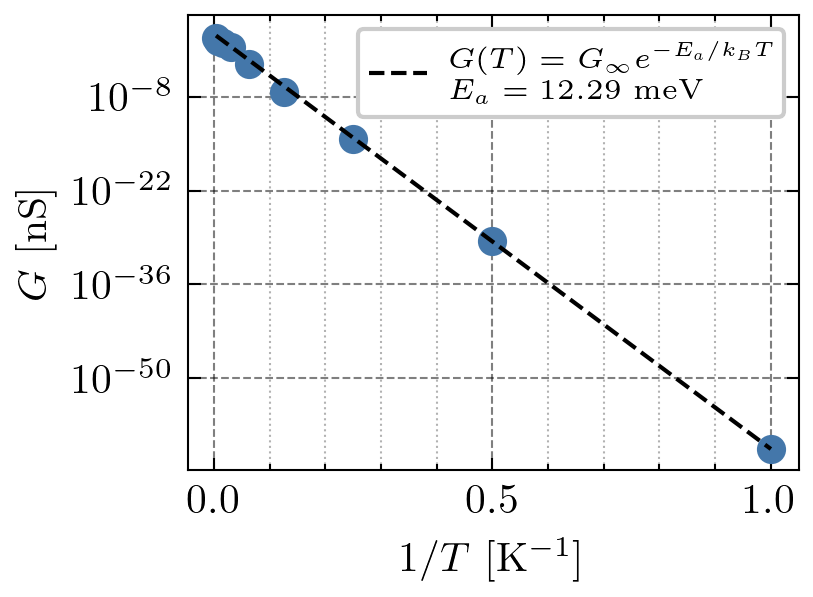
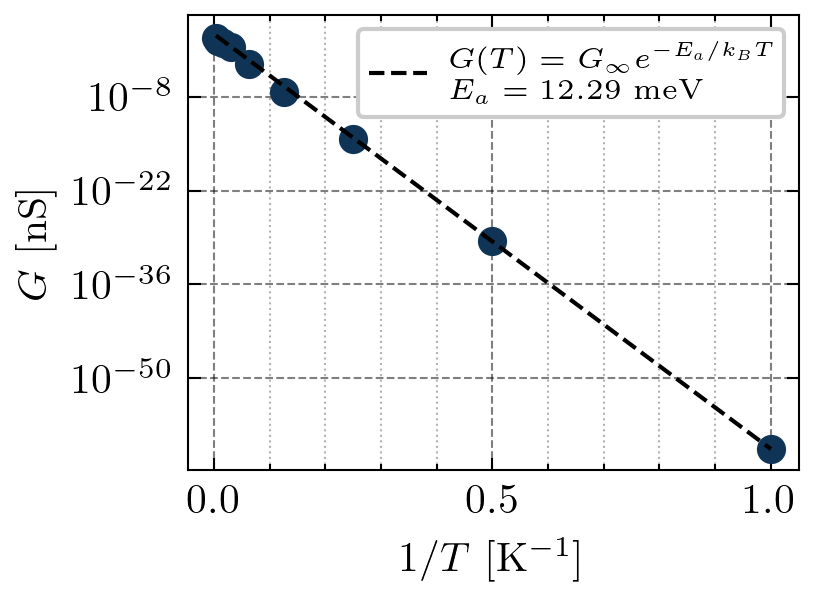
The change to this notebook cell's code, shown as a diff; its figure went from the first image to the second:
--- before
+++ after
@@ -12,5 +12,5 @@
 
 # 2. Plot the FITTED data points (Solid Blue with error bars)
-ax.errorbar(inv_T_fit, G_fit * 1e9, yerr=G_fit_err * 1e9, fmt='o', capsize=3)
+ax.errorbar(inv_T_fit, G_fit * 1e9, yerr=G_fit_err * 1e9, fmt='o', capsize=3, c=cmaps.lipari(0.1))
 
 # 3. Plot the Fit Line

Commit: .